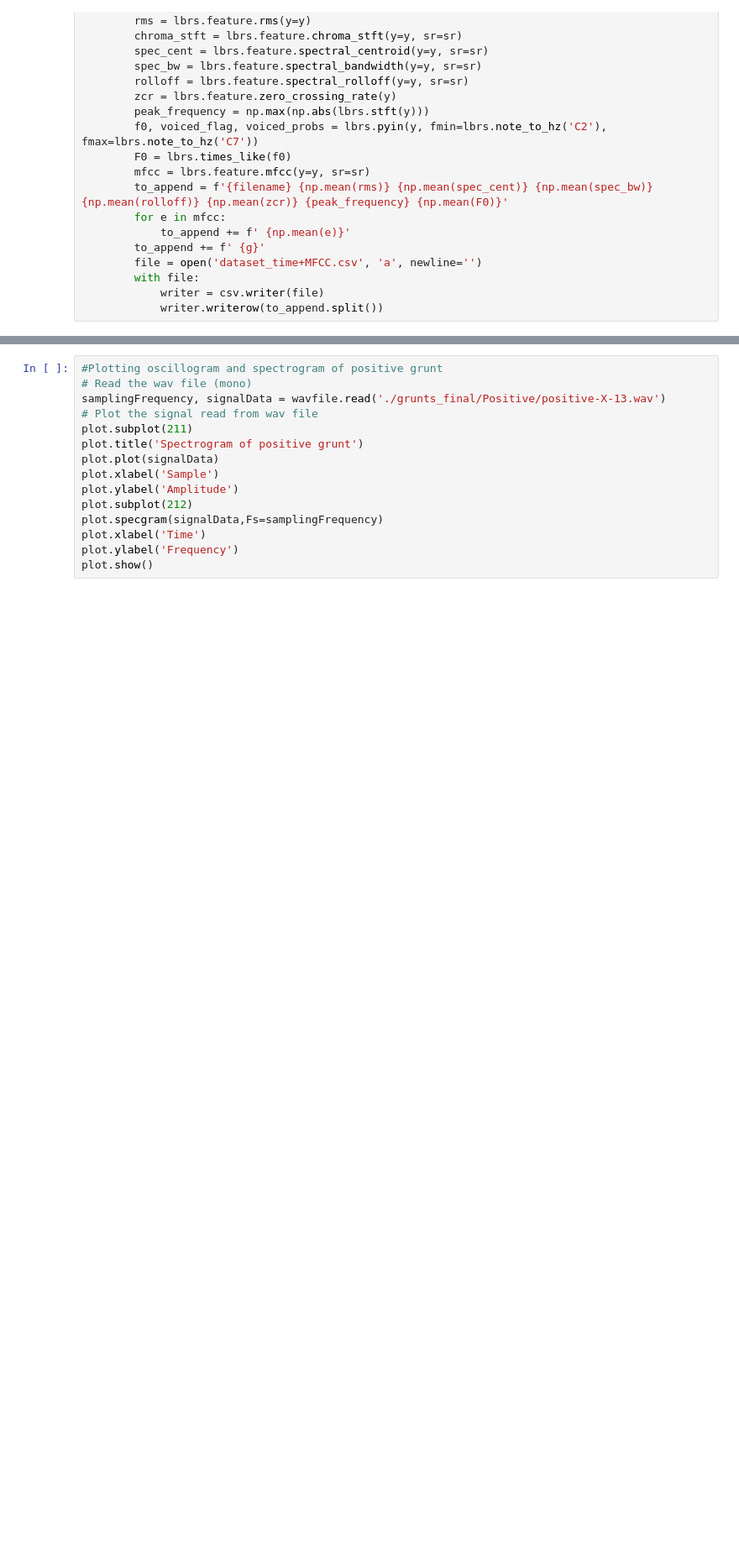
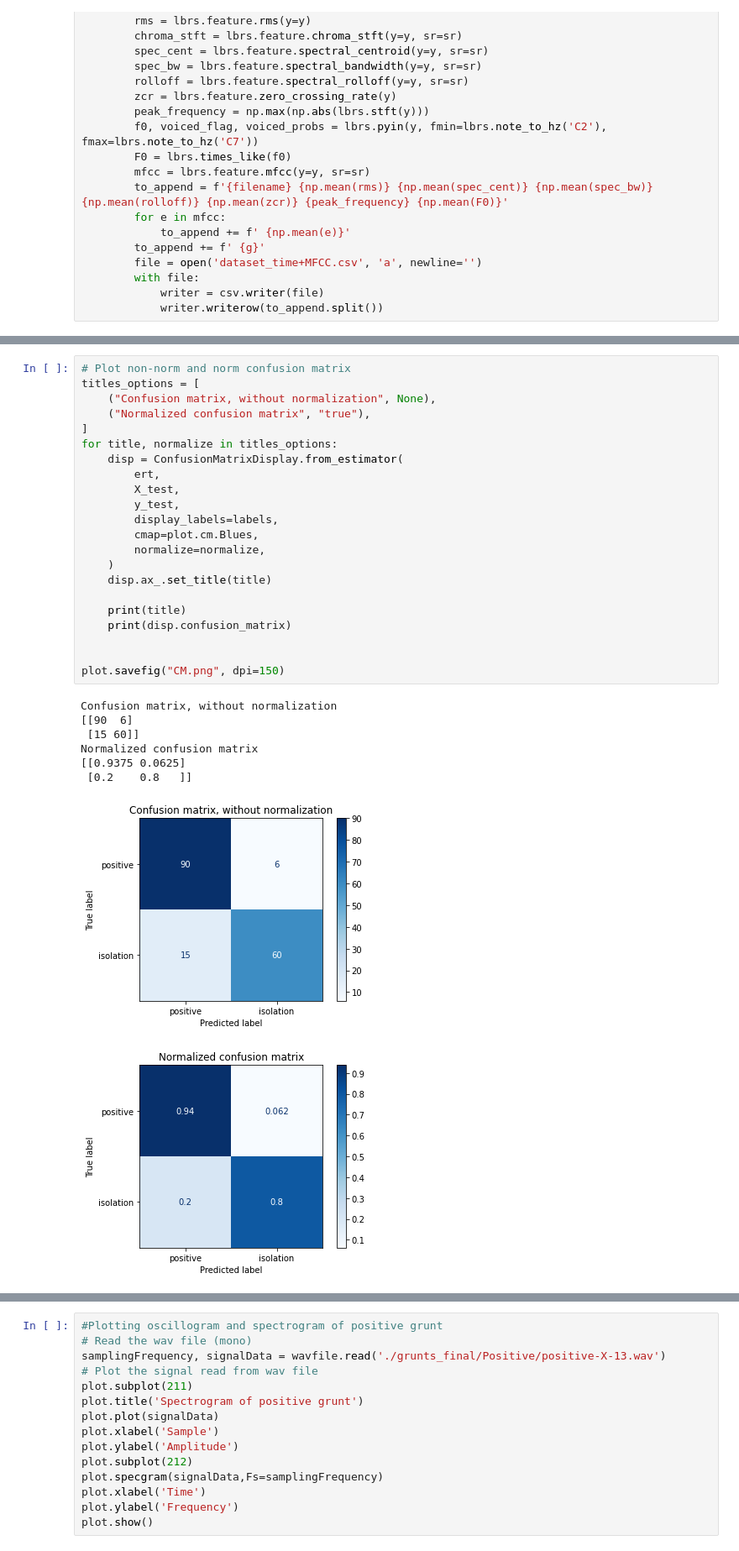
Before and after one commit to frescainsalata/code-for-thesis-FMC, a Jupyter notebook: code for thesis FMC.ipynb, the cells around one changed output, grey strips where cells are left out. Shown at 84% size. Drawn from its saved outputs; the diff is of its cells as text; blank space fills up the shorter version.

```diff
--- a/code for thesis FMC.ipynb
+++ b/code for thesis FMC.ipynb
@@ -76,0 +108,31 @@ print(X.shape)
+# %%
+# Plot non-norm and norm confusion matrix
+titles_options = [
+    ("Confusion matrix, without normalization", None),
+    ("Normalized confusion matrix", "true"),
+]
+for title, normalize in titles_options:
+    disp = ConfusionMatrixDisplay.from_estimator(
+        ert,
+        X_test,
+        y_test,
+        display_labels=labels,
+        cmap=plot.cm.Blues,
+        normalize=normalize,
+    )
+    disp.ax_.set_title(title)
+
+    print(title)
+    print(disp.confusion_matrix)
+
+
+plot.savefig("CM.png", dpi=150)
+# %% [output]
+Confusion matrix, without normalization
+[[90  6]
+ [15 60]]
+Normalized confusion matrix
+[[0.9375 0.0625]
+ [0.2    0.8   ]]
+[figure, added]
+[figure, added]
```
Also changed, not shown: parts of 8 cells of this notebook.
